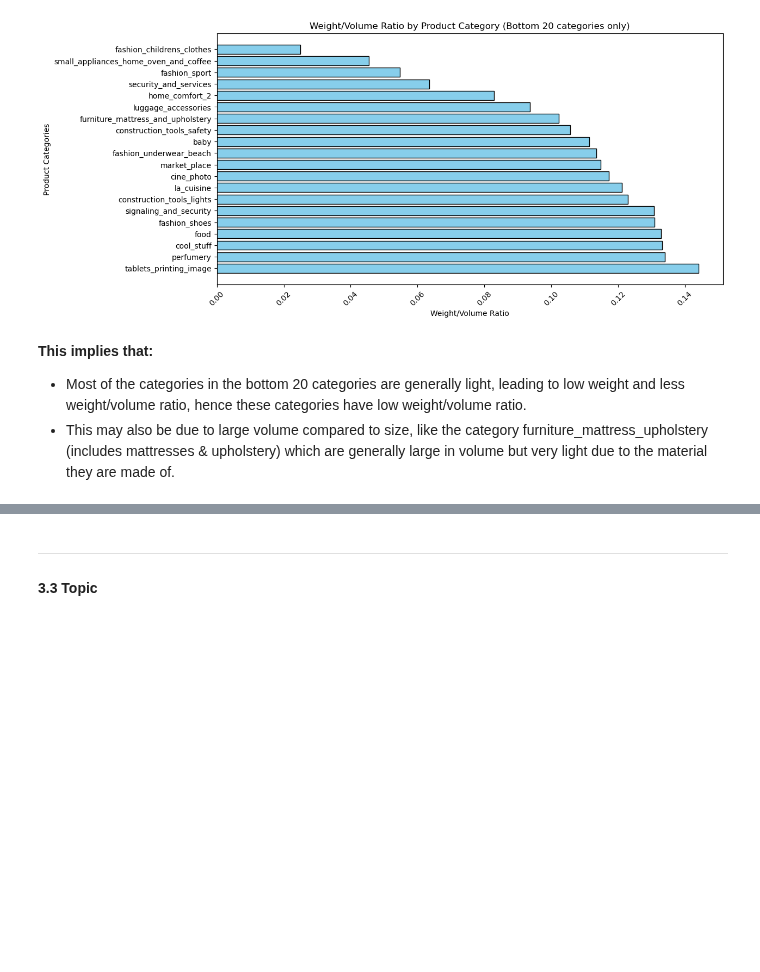
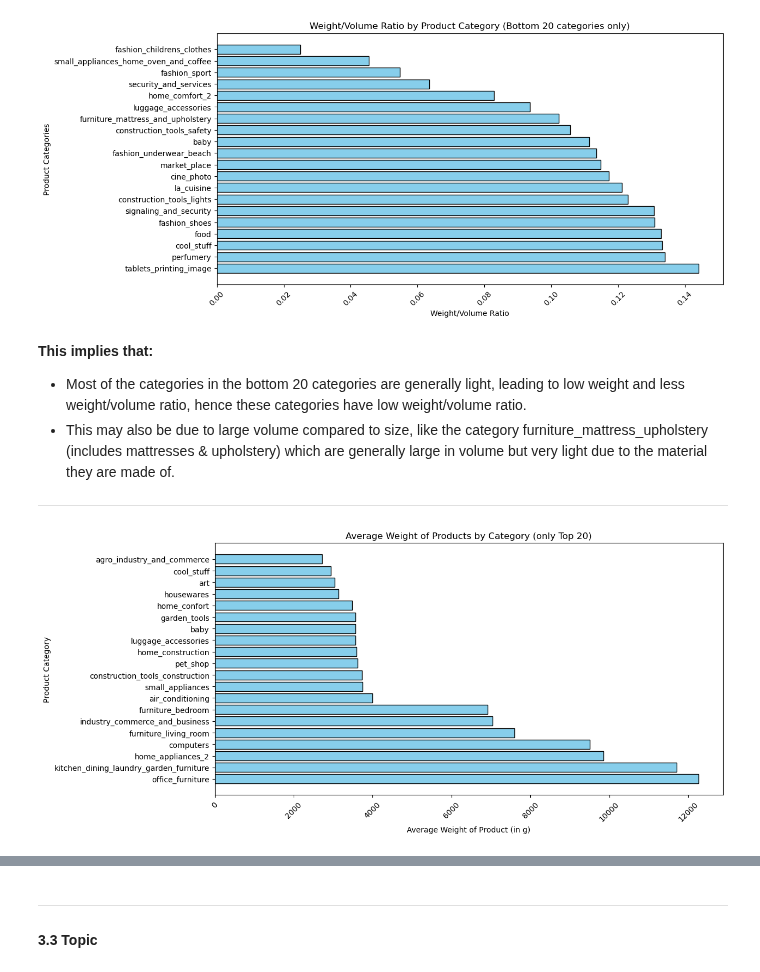
Before and after one commit to JatinY459/ecommerce-data-analysis, a Jupyter notebook: notebooks/04_EDA_products_sellers.ipynb, the cells around one changed output, grey strips where cells are left out. Drawn from its saved outputs; the diff is of its cells as text; code cells hidden in the pictures; blank space fills up the shorter version.

```diff
--- a/notebooks/04_EDA_products_sellers.ipynb
+++ b/notebooks/04_EDA_products_sellers.ipynb
@@ -199,3 +207,15 @@ plt.show()
 **This implies that:**
 - Most of the categories in the bottom 20 categories are generally light, leading to low weight and less weight/volume ratio, hence these categories have low weight/volume ratio.
 - This may also be due to large volume compared to size, like the category furniture_mattress_upholstery (includes mattresses & upholstery) which are generally large in volume but very light due to the material they are made of.
+---
+# %%
+weight_volume_by_category = weight_volume_by_category.sort_values(by='product_weight_g', ascending=False)
+plt.figure(figsize=(12,6))
+plt.barh(weight_volume_by_category.head(20).index, weight_volume_by_category['product_weight_g'].head(20), color='skyblue', edgecolor='black')
+plt.xticks(rotation=45)
+plt.xlabel('Average Weight of Product (in g)')
+plt.ylabel('Product Category')
+plt.title('Average Weight of Products by Category (only Top 20)')
+plt.show()
+# %% [output]
+[figure, added]
```
Also changed, not shown: parts of 10 cells of this notebook.
